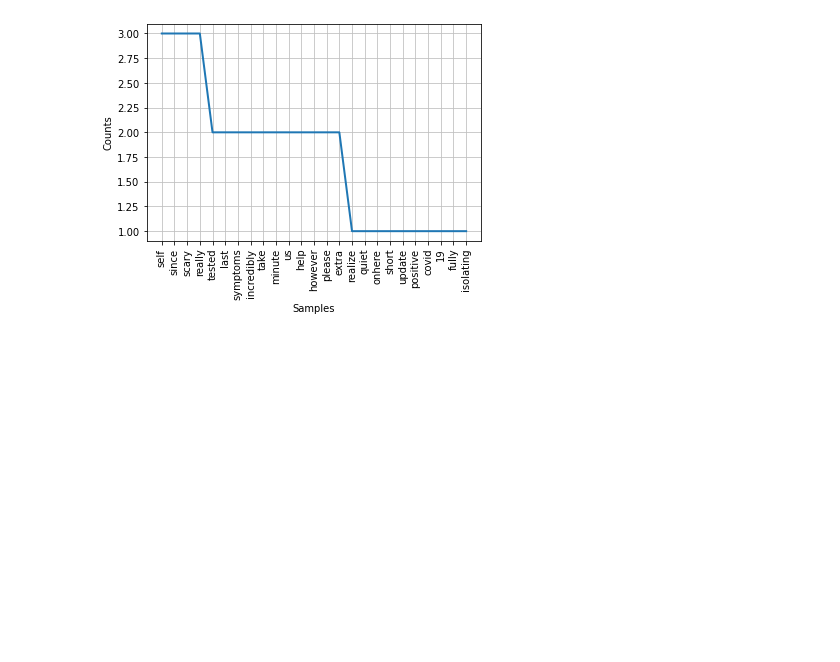
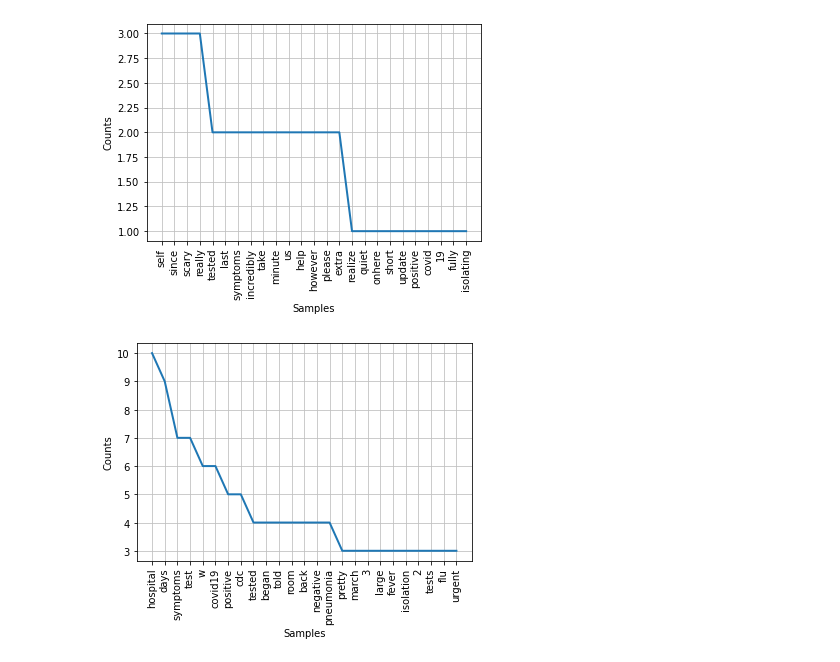
Before and after one commit to adg29/jupyter-sandbox, a Jupyter notebook: Word_frequencies_in_threadreaderapp_twitter_threads.ipynb, the cells around one changed output. Drawn from its saved outputs; the diff is of its cells as text; code cells hidden in the pictures; blank space fills up the shorter version.

```diff
--- a/Word_frequencies_in_threadreaderapp_twitter_threads.ipynb
+++ b/Word_frequencies_in_threadreaderapp_twitter_threads.ipynb
@@ -56,3 +56,7 @@ True
 plot_word_freq('https://threadreaderapp.com/thread/1241482321016107009.html')
 # %% [output]
 [figure]
+# %%
+plot_word_freq('https://threadreaderapp.com/thread/1241694286439211010.html')
+# %% [output]
+[figure, added]
```
Also changed, not shown: parts of 2 cells of this notebook.
